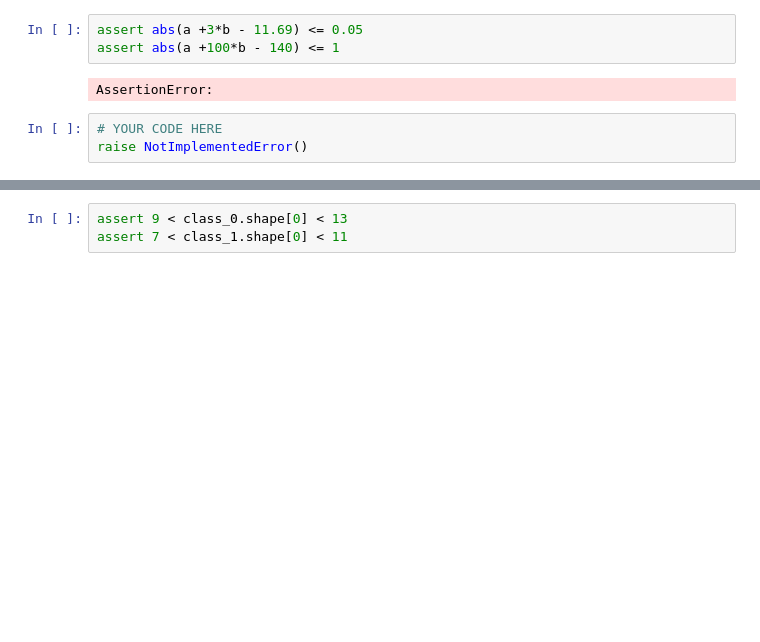
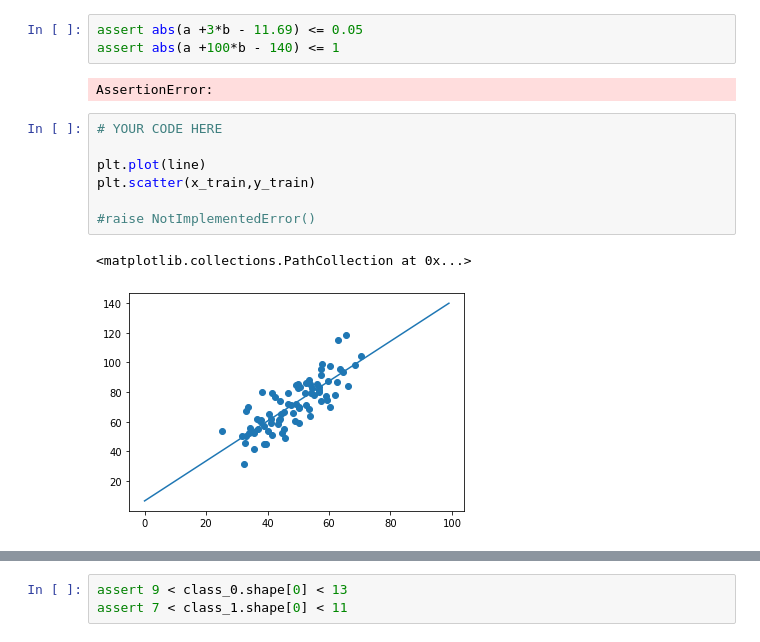
Before and after one commit to Canis-Ignem/nbgrader_submissions, a Jupyter notebook: ml2/08ml2.ipynb, the cells around one changed output, grey strips where cells are left out. Drawn from its saved outputs; the diff is of its cells as text; blank space fills up the shorter version.

```diff
--- a/ml2/08ml2.ipynb
+++ b/ml2/08ml2.ipynb
@@ -112,7 +120,14 @@ assert abs(a +100*b - 140) <= 1
 AssertionError:
 # %%
 # YOUR CODE HERE
-raise NotImplementedError()
+
+plt.plot(line)
+plt.scatter(x_train,y_train)
+
+#raise NotImplementedError()
+# %% [output]
+<matplotlib.collections.PathCollection at 0x...>
+[figure, added]
 # %%
 #Classify your test data in to classes
 #if the Y value for a certain X is lower than the line then the class is 0
```
Also changed, not shown: parts of 11 cells of this notebook.
